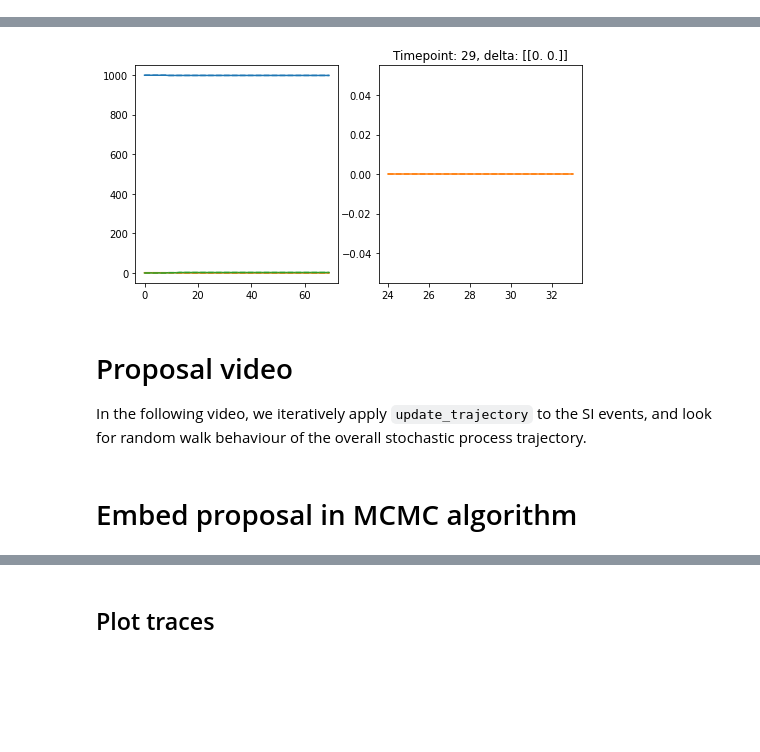
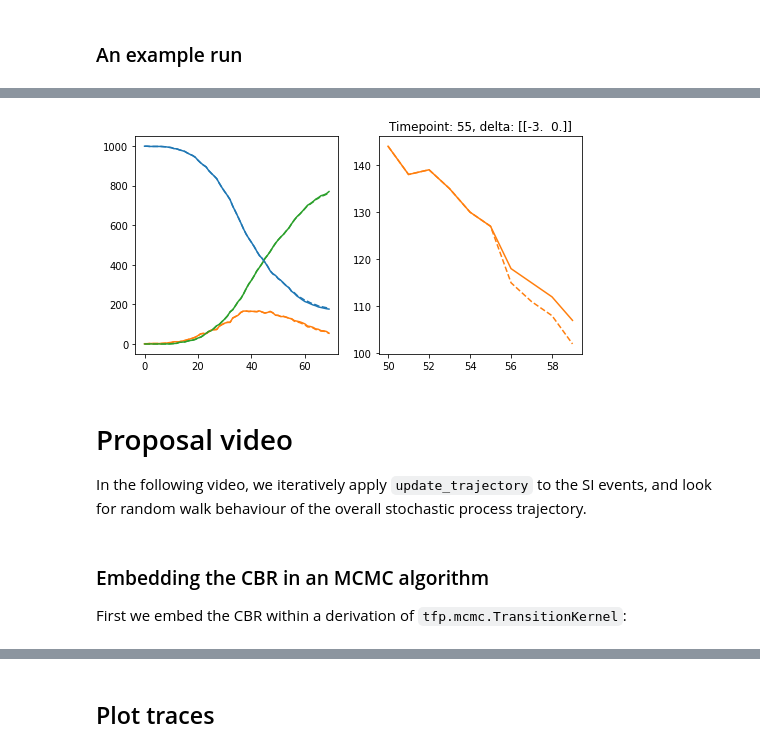
Before and after one commit to chrism0dwk/chain_binomial_rippler, a Jupyter notebook: CBR_SIR.ipynb, the cells around one changed output, grey strips where cells are left out. Drawn from its saved outputs; the diff is of its cells as text; code cells hidden in the pictures; blank space fills up the shorter version.

```diff
--- a/CBR_SIR.ipynb
+++ b/CBR_SIR.ipynb
@@ -44,5 +80,11 @@ model = DiscreteTimeStateTransitionModel(transition_rates=hazard_fn,
 # %%
-events = model.sample()
+# Ensure we get an outbreak that takes off, as many stochastic
+# epidemics will fade out in the first few timesteps.
+while True:
+    events = model.sample()
+    if tf.reduce_sum(events[...,1]) > 10:
+        break
+
 state = compute_state(initial_state=init_state, events=events, stoichiometry=stoichiometry)
 
 plt.plot(state[0,...,0], label="S")
@@ -71,5 +141,13 @@ observed_cases = observation_process.sample()
+# %% [markdown]
+### An example run
 # %%
-new_events, info = chain_binomial_rippler(model, events)
+from chain_binomial_rippler import chain_binomial_rippler
+
+while True:
+    new_events, info = chain_binomial_rippler(model, events)
+    if tf.reduce_any(new_events != events):  # Ensure we sample a different trajectory
+        break
+
 new_state = compute_state(initial_state=init_state, events=new_events, stoichiometry=model.stoichiometry)
 
 fig, ax = plt.subplots(1, 2, figsize=[8, 4])
@@ -88,4 +183,4 @@ _ = plt.title(f"Timepoint: {info['timepoint']}, delta: {info['delta']}")
-[figure, old version]
+[figure, new version]
 # %% [markdown]
 # Proposal video
 
@@ -120,7 +216,9 @@ def make_chart_func(initial_events, model):
 # anim = ani.FuncAnimation(fig, chartfunc, frames=500, interval=40)
 # HTML(anim.to_html5_video())
 # %% [markdown]
-# Embed proposal in MCMC algorithm
+### Embedding the CBR in an MCMC algorithm
+
+First we embed the CBR within a derivation of `tfp.mcmc.TransitionKernel`:
 # %%
 from tensorflow_probability.python.mcmc.internal import util as mcmc_util
 from tensorflow_probability.python.internal import samplers
```
Also changed, not shown: parts of 23 cells of this notebook.
